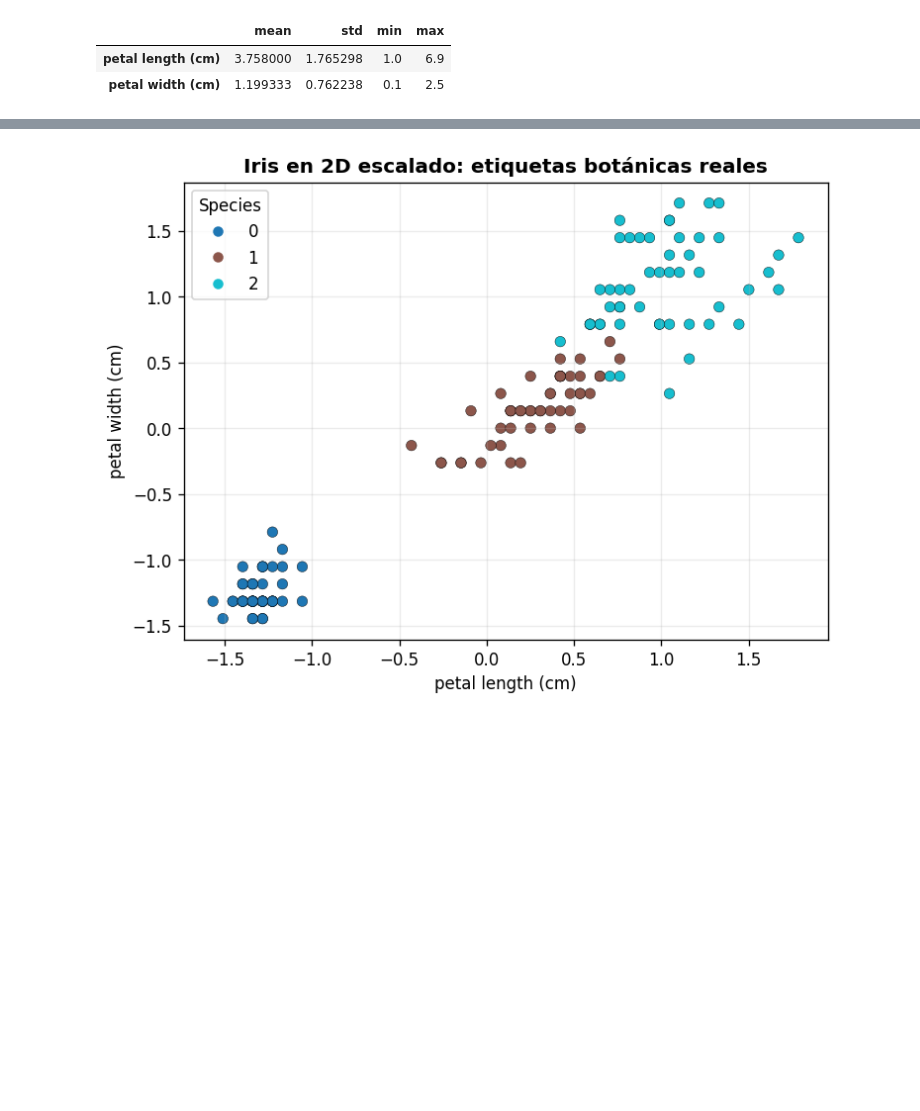
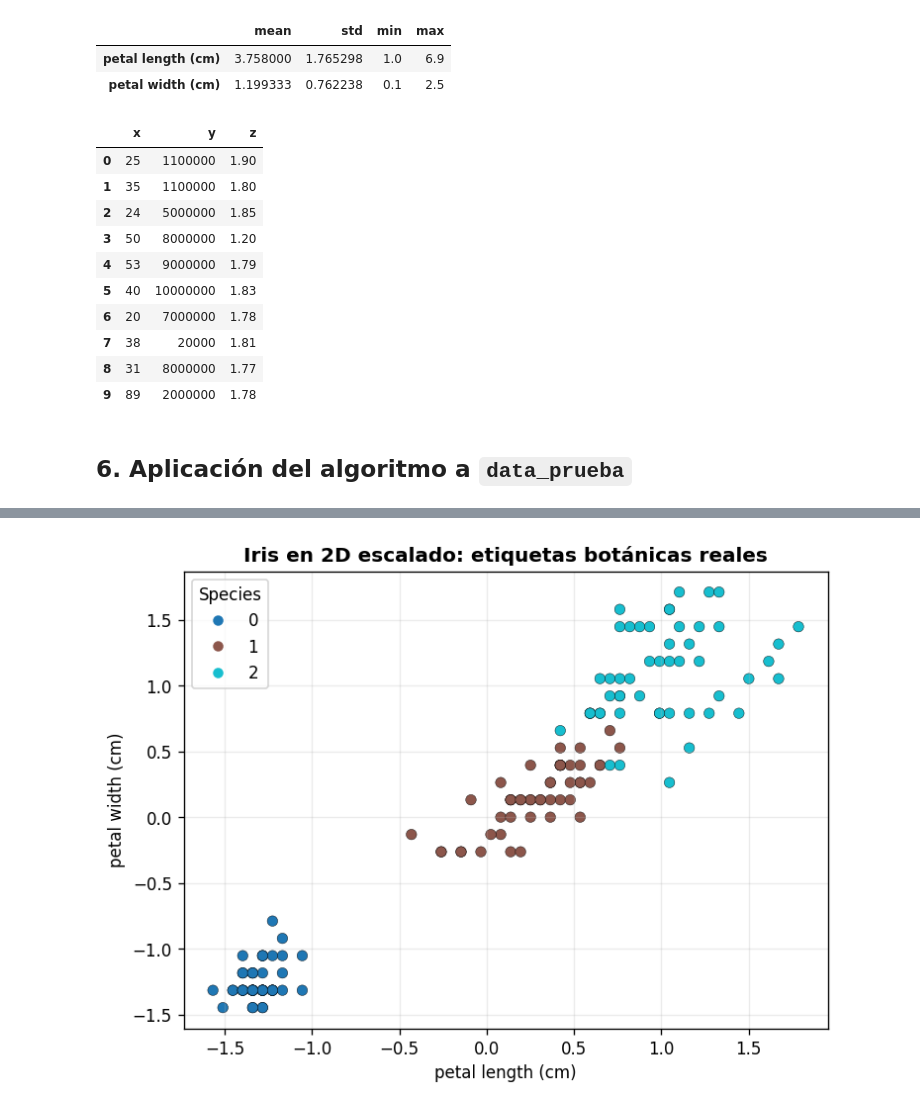
Before and after one commit to criss201x/Gravitational_Clustering, a Jupyter notebook: Implementacion_GCA_Wright.ipynb, the cells around one changed output, grey strips where cells are left out. Cells and saved outputs as stored; diff of their text form; code cells hidden in the pictures; blank space fills up the shorter version.

```diff
--- a/Implementacion_GCA_Wright.ipynb
+++ b/Implementacion_GCA_Wright.ipynb
@@ -122,0 +129,16 @@ summary_df
+# %%
+data_prueba
+# %% [output]
+|  | x | y | z |
+| 0 | 25 | 1100000 | 1.90 |
+| 1 | 35 | 1100000 | 1.80 |
+| 2 | 24 | 5000000 | 1.85 |
+| 3 | 50 | 8000000 | 1.20 |
+| 4 | 53 | 9000000 | 1.79 |
+| 5 | 40 | 10000000 | 1.83 |
+| 6 | 20 | 7000000 | 1.78 |
+| 7 | 38 | 20000 | 1.81 |
+| 8 | 31 | 8000000 | 1.77 |
+| 9 | 89 | 2000000 | 1.78 |
+# %% [markdown]
+## 6. Aplicación del algoritmo a `data_prueba`
```
Also changed, not shown: parts of 10 cells of this notebook, 1 other file.
